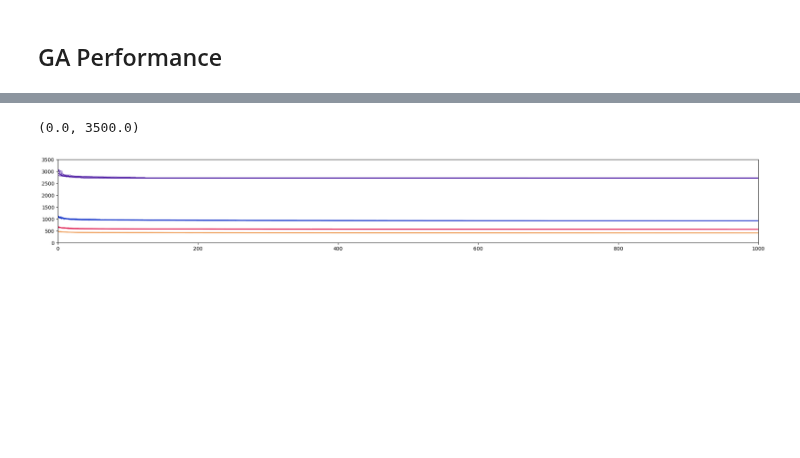
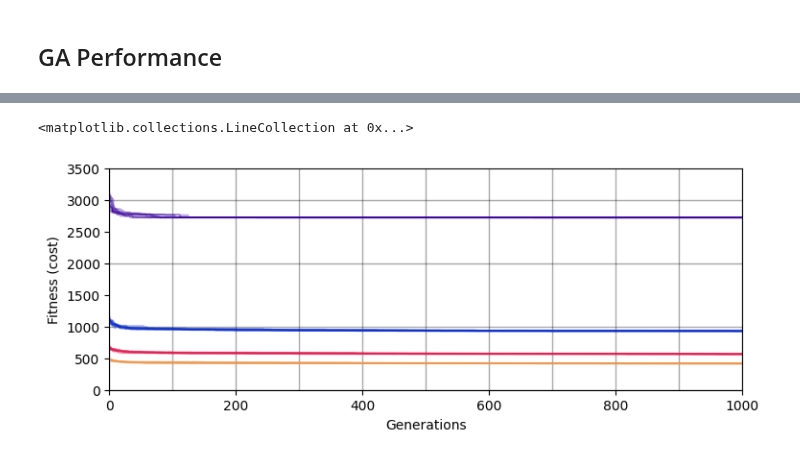
Before and after one commit to Chipdelmal/MGSurvE_Webinar2023, a Jupyter notebook: demos/analysis/visualization.ipynb, the cells around one changed output, grey strips where cells are left out. Saved outputs shown, nothing was run; the diff lists cells and outputs as text; code cells hidden in the pictures; blank space fills up the shorter version.

```diff
--- a/demos/analysis/visualization.ipynb
+++ b/demos/analysis/visualization.ipynb
@@ -74,6 +78,7 @@ fig.savefig(
 # %%
-(ID, AP) = ('STPD', 'man')
+# Experiment ID and statistic used --------------------------------------------
+(ID, ST) = ('STPD', 'man')
 TRP_NUM = ['05', '10', '15', '20']
-
-(PTH_DTA, FHEAD) = ('../../data/', f'{ID}-{AP}')
+# Setup paths and filename pattern --------------------------------------------
+(PTH_DTA, FHEAD) = ('../../data/', f'{ID}-{ST}')
 FP_PTRN = path.join(PTH_DTA, FHEAD+'_{}*.csv')
@@ -87,12 +96,17 @@ GA_MIN = {
 }
 # %%
 (XRAN, YRAN) = ((0, 1000), (0, 3500))
-COLS = ['#390099', '#072ac8', '#e01a4f', '#ee964b']
+(COLS, ALPHA) = (['#390099', '#072ac8', '#e01a4f', '#ee964b'], '55')
 (fig, ax) = plt.subplots(figsize=(25, 3))
 for (ix, trp) in enumerate(TRP_NUM):
-    ax.plot(GA_MIN[trp].T, color=COLS[ix]+'77', lw=1.25)
+    ax.plot(GA_MIN[trp].T, color=COLS[ix]+ALPHA, lw=1.25)
+ax.set_aspect(1/10)
 ax.set_xlim(0, XRAN[1])
 ax.set_ylim(YRAN[0], YRAN[1])
+ax.set_xlabel('Generations')
+ax.set_ylabel('Fitness (cost)')
+ax.vlines(np.arange(XRAN[0], XRAN[1]+20, 100),  YRAN[0], YRAN[1], color='#00000055', lw=1, zorder=-10)
+ax.hlines(np.arange(YRAN[0], YRAN[1]+25, 1000), XRAN[0], XRAN[1], color='#00000055', lw=1, zorder=-10)
 # %% [output]
-(0.0, 3500.0)
+<matplotlib.collections.LineCollection at 0x...>
-[figure, old version]
+[figure, new version]
```
Also changed, not shown: parts of 2 cells of this notebook.
